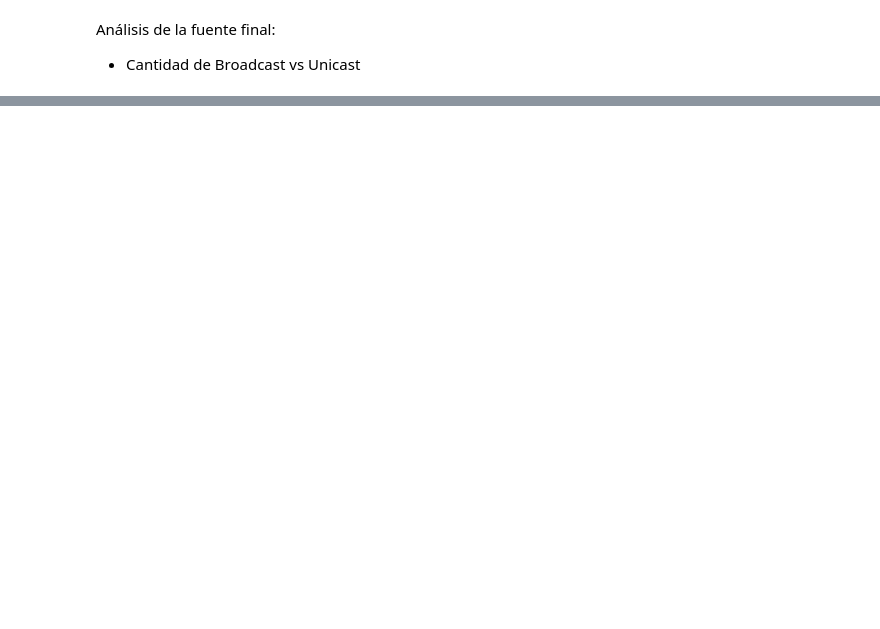
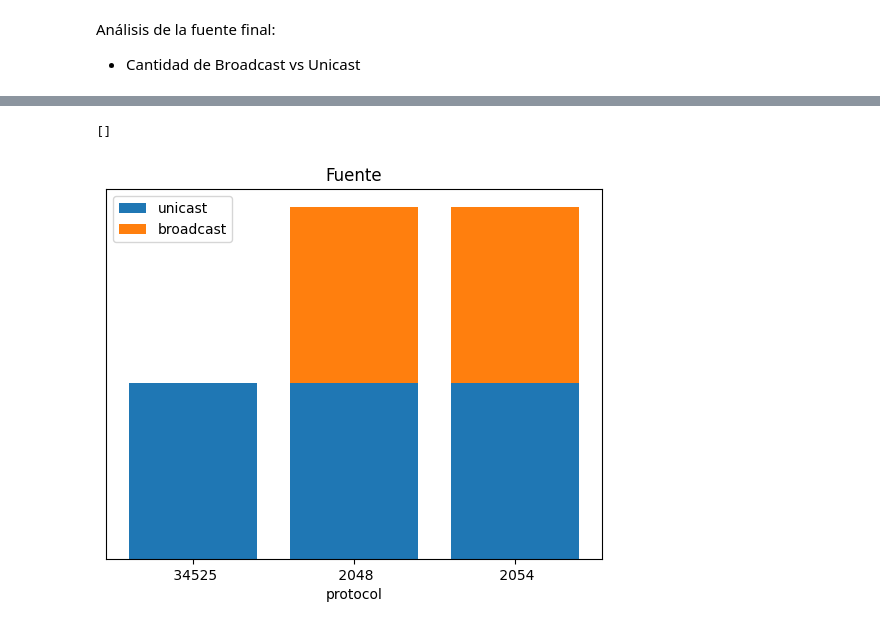
Before and after one commit to paulitapb/TP1_redes, a Jupyter notebook: analisis_paquetes.ipynb, the cells around one changed output, grey strips where cells are left out. Cells and saved outputs as stored; diff of their text form; code cells hidden in the pictures; blank space fills up the shorter version.

```diff
--- a/analisis_paquetes.ipynb
+++ b/analisis_paquetes.ipynb
@@ -35,0 +32,15 @@ percent broadcast 50.0
+# %%
+protocols_type_connection = list(zip(protocol, unicast_broadcast_symbol))
+unicast = {d:int((d,'UNICAST') in protocols_type_connection) for d in protocol}
+broadcast = {d:int((d,'BROADCAST') in protocols_type_connection) for d in protocol}
+
+fig, ax = plt.subplots()
+ax.bar(unicast.keys(), list(unicast.values()), label = "unicast")
+ax.bar(broadcast.keys(), list(broadcast.values()), bottom=list(unicast.values()), label = "broadcast")
+plt.xlabel("protocol")
+ax.set_title("Fuente")
+ax.legend()
+ax.set_yticks([])
+# %% [output]
+[]
+[figure, added]
```
Also changed, not shown: parts of 3 cells of this notebook, 11 other files.
